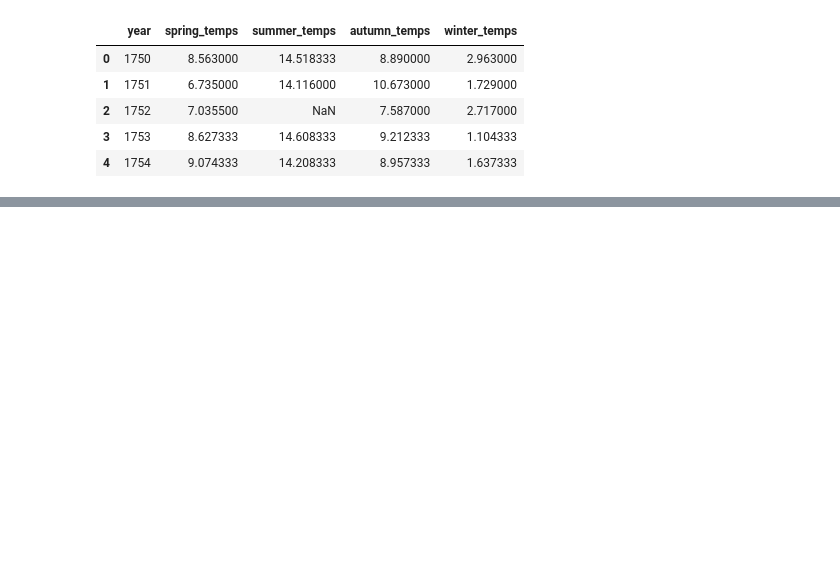
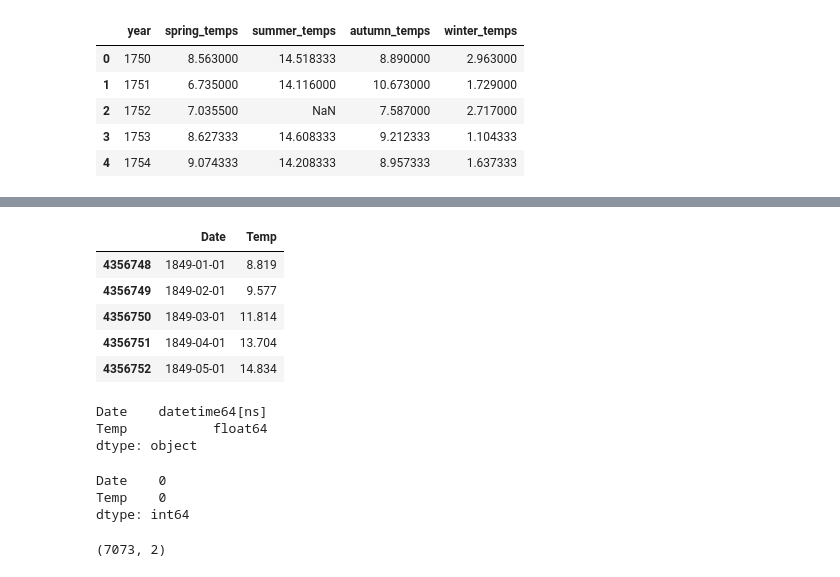
Before and after one commit to crzysab/Data-Science-Real-Projects-in-Python, a Jupyter notebook: Predict_Temperature_of_Different_Cities.ipynb, the cells around one changed output, grey strips where cells are left out. Cells and saved outputs as stored; diff of their text form; code cells hidden in the pictures; blank space fills up the shorter version.

```diff
--- a/Predict_Temperature_of_Different_Cities.ipynb
+++ b/Predict_Temperature_of_Different_Cities.ipynb
@@ -226,0 +281,9 @@ fig.show()
+# %%
+data2.head()
+# %% [output]
+|  | Date | Temp |
+| 4356748 | 1849-01-01 | 8.819 |
+| 4356749 | 1849-02-01 | 9.577 |
+| 4356750 | 1849-03-01 | 11.814 |
+| 4356751 | 1849-04-01 | 13.704 |
+| 4356752 | 1849-05-01 | 14.834 |
@@ -226,0 +293,6 @@ fig.show()
+# %%
+data2.dtypes
+# %% [output]
+Date    datetime64[ns]
+Temp           float64
+dtype: object
@@ -226,0 +302,10 @@ fig.show()
+# %%
+data2.isna().sum()
+# %% [output]
+Date    0
+Temp    0
+dtype: int64
+# %%
+data2.shape
+# %% [output]
+(7073, 2)
```
Also changed, not shown: parts of 16 cells of this notebook.
